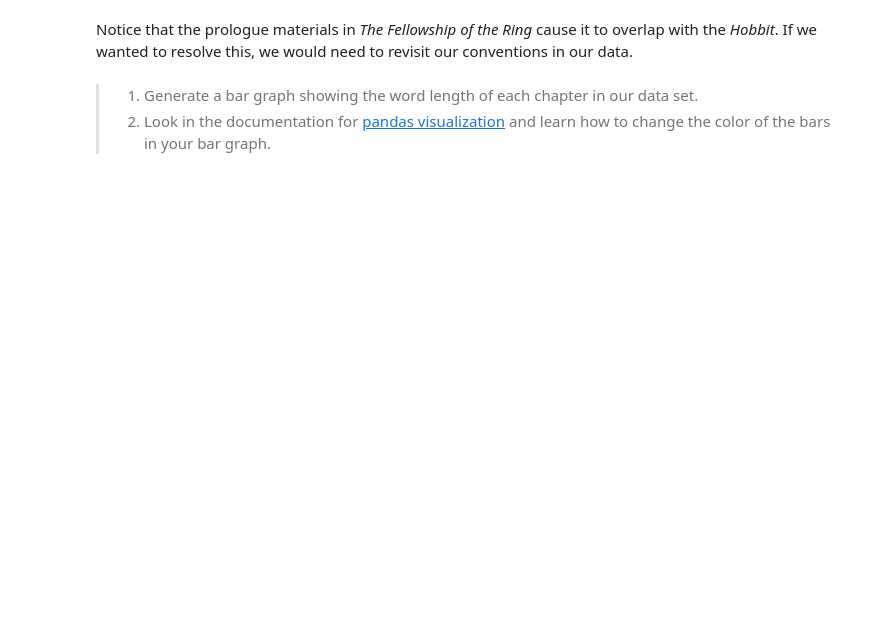
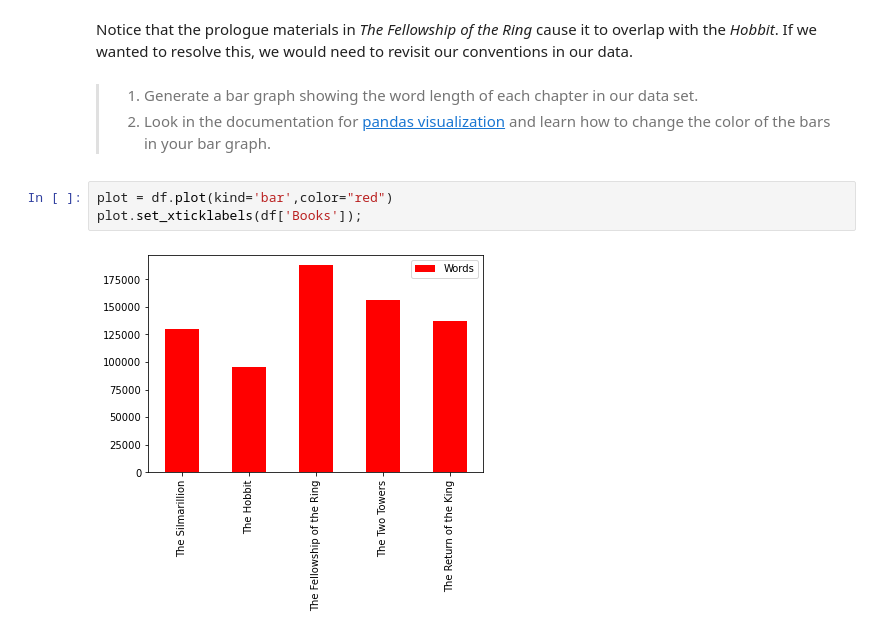
Before and after one commit to JakeRamzy/ds_1300_notebooks, a Jupyter notebook: work/01_assignment-Copy1.ipynb, the cells around one changed output. Saved outputs shown, nothing was run; the diff lists cells and outputs as text; blank space fills up the shorter version.

```diff
--- a/work/01_assignment-Copy1.ipynb
+++ b/work/01_assignment-Copy1.ipynb
@@ -634,3 +754,8 @@ plt.pyplot.legend()
 # %% [markdown]
 > 1) Generate a bar graph showing the word length of each chapter in our data set.
 > 2) Look in the documentation for [pandas visualization](https://pandas.pydata.org/pandas-docs/stable/user_guide/visualization.html) and learn how to change the color of the bars in your bar graph.
+# %%
+plot = df.plot(kind='bar',color="red")
+plot.set_xticklabels(df['Books']);
+# %% [output]
+[figure, added]
```
Also changed, not shown: parts of 30 cells of this notebook.
